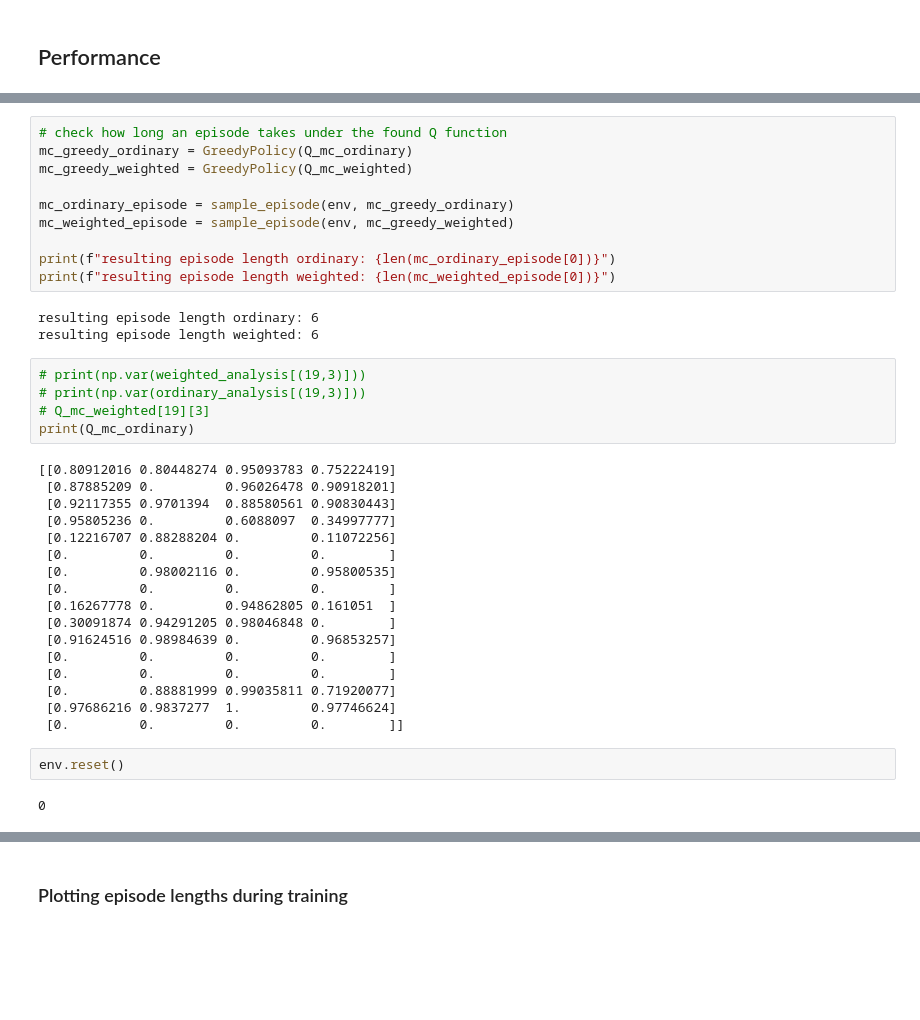
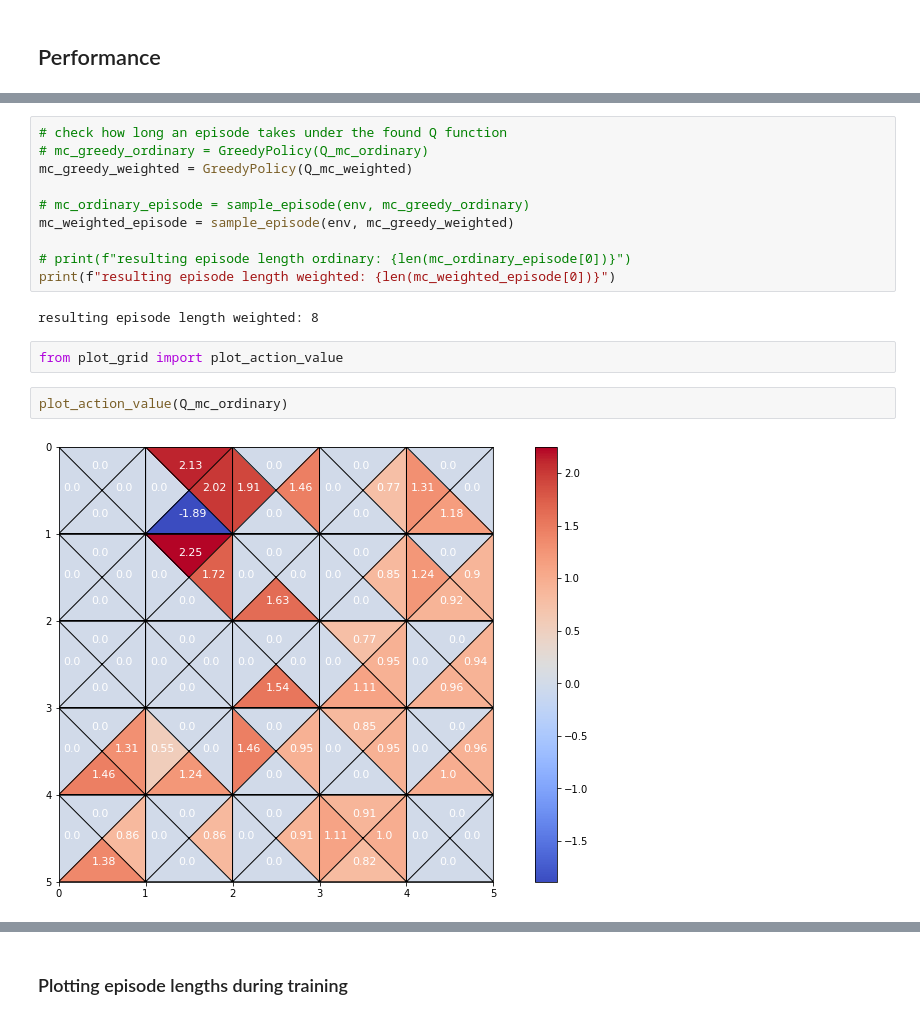
Before and after one commit to Tom-Lotze/RL_reproducibility, a Jupyter notebook: main_berend.ipynb, the cells around one changed output, grey strips where cells are left out. Saved outputs shown, nothing was run; the diff lists cells and outputs as text; blank space fills up the shorter version.

```diff
--- a/main_berend.ipynb
+++ b/main_berend.ipynb
@@ -290,39 +298,18 @@ Updating Q using weighted importance sampling (5000 episodes)
 # %%
 # check how long an episode takes under the found Q function
-mc_greedy_ordinary = GreedyPolicy(Q_mc_ordinary)
+# mc_greedy_ordinary = GreedyPolicy(Q_mc_ordinary)
 mc_greedy_weighted = GreedyPolicy(Q_mc_weighted)
 
-mc_ordinary_episode = sample_episode(env, mc_greedy_ordinary)
+# mc_ordinary_episode = sample_episode(env, mc_greedy_ordinary)
 mc_weighted_episode = sample_episode(env, mc_greedy_weighted)
 
-print(f"resulting episode length ordinary: {len(mc_ordinary_episode[0])}")
+# print(f"resulting episode length ordinary: {len(mc_ordinary_episode[0])}")
 print(f"resulting episode length weighted: {len(mc_weighted_episode[0])}")
 # %% [output]
-resulting episode length ordinary: 6
-resulting episode length weighted: 6
+resulting episode length weighted: 8
-# %%
-# print(np.var(weighted_analysis[(19,3)]))
-# print(np.var(ordinary_analysis[(19,3)]))
-# Q_mc_weighted[19][3]
-print(Q_mc_ordinary)
-# %% [output]
-[[0.80912016 0.80448274 0.95093783 0.75222419]
- [0.87885209 0.         0.96026478 0.90918201]
- [0.92117355 0.9701394  0.88580561 0.90830443]
- [0.95805236 0.         0.6088097  0.34997777]
- [0.12216707 0.88288204 0.         0.11072256]
- [0.         0.         0.         0.        ]
- [0.         0.98002116 0.         0.95800535]
- [0.         0.         0.         0.        ]
- [0.16267778 0.         0.94862805 0.161051  ]
- [0.30091874 0.94291205 0.98046848 0.        ]
- [0.91624516 0.98984639 0.         0.96853257]
- [0.         0.         0.         0.        ]
- [0.         0.         0.         0.        ]
- [0.         0.88881999 0.99035811 0.71920077]
- [0.97686216 0.9837277  1.         0.97746624]
- [0.         0.         0.         0.        ]]
-# %%
-env.reset()
-# %% [output]
-0
+# %%
+from plot_grid import plot_action_value
+# %%
+plot_action_value(Q_mc_ordinary)
+# %% [output]
+[figure, added]
```
Also changed, not shown: parts of 35 cells of this notebook.
